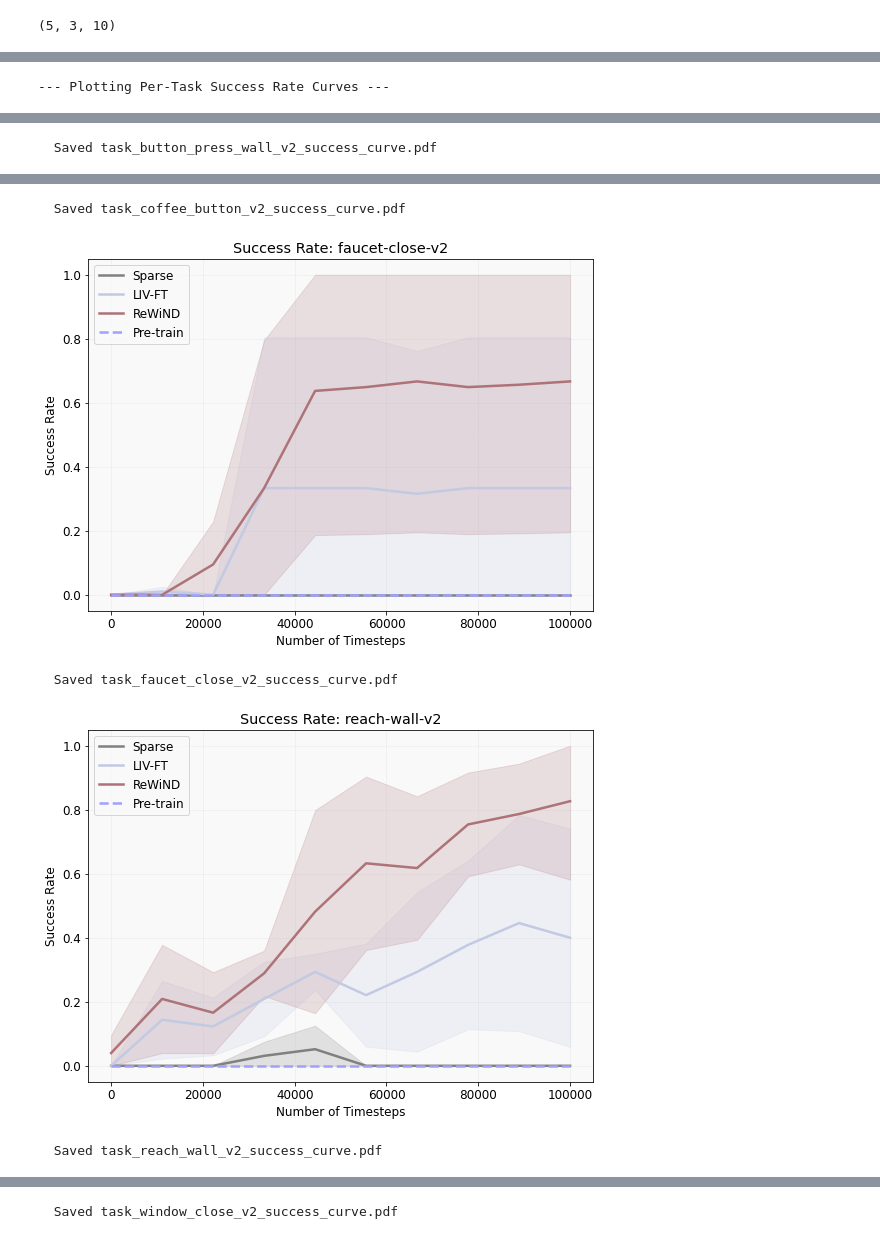
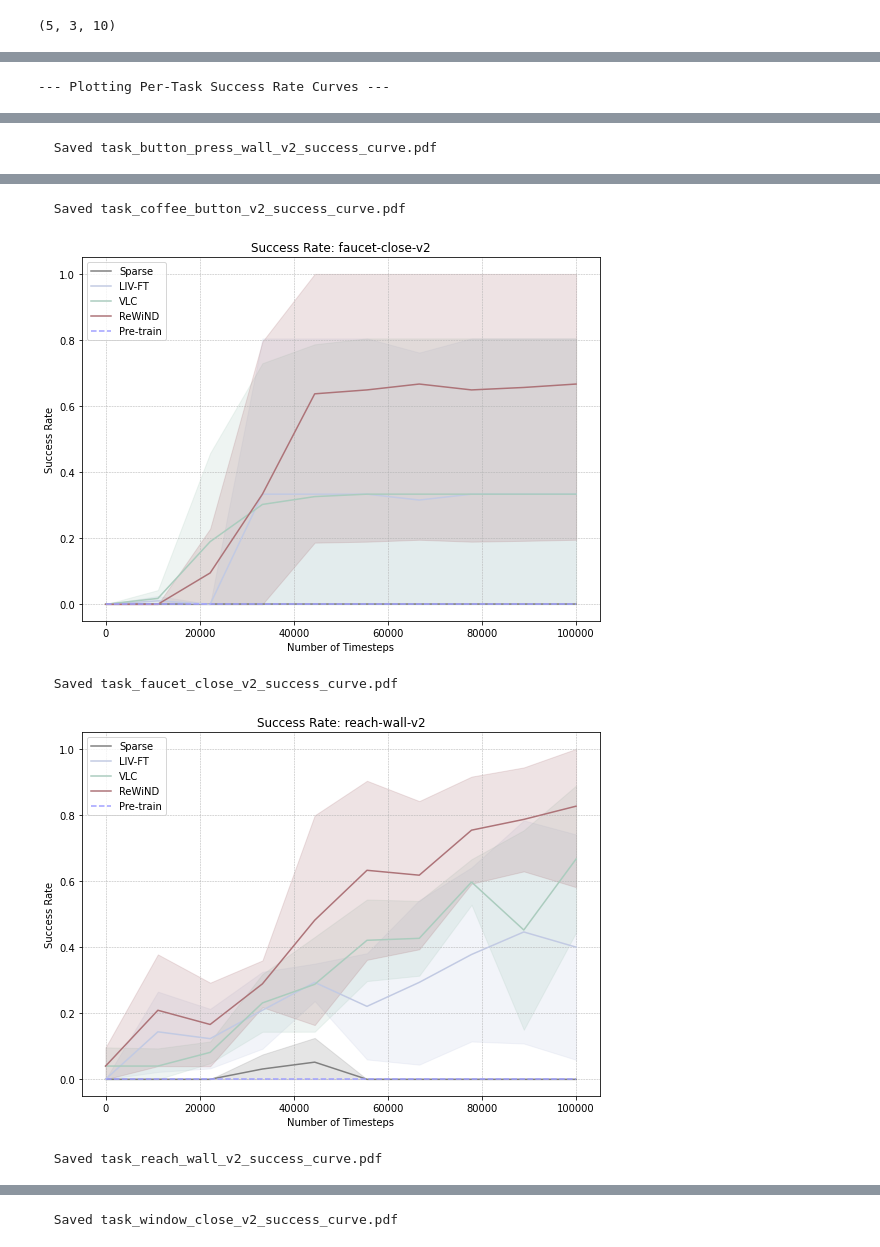
Before and after one commit to jesbu1/RoboCLIPv2, a Jupyter notebook: plotting_scripts/plot_iqm_metaworld.ipynb, the cells around one changed output, grey strips where cells are left out. Drawn from its saved outputs; the diff is of its cells as text; code cells hidden in the pictures.

```diff
--- a/plotting_scripts/plot_iqm_metaworld.ipynb
+++ b/plotting_scripts/plot_iqm_metaworld.ipynb
@@ -28,6 +28,7 @@ TASKS = ["button-press-wall-v2", "coffee-button-v2", "window-close-v2", "reach-w
 METHODS_DICT = dict(
     sparse_rlpd="Sparse",
     liv_rlpd="LIV-FT",
+    vlc_rlpd="VLC",
     rewind_rlpd="ReWiND",
 )
 
@@ -35,17 +36,18 @@ METHODS_DICT = dict(
 GROUP_SUFFIXES=dict(
     sparse_rlpd="online_final",
     liv_rlpd="final",
+    vlc_rlpd="final",
     rewind_rlpd="final",
 )
 
 #color_palette = sns.color_palette('colorblind')
 #color_dict = dict(zip(METHODS_DICT.values(), color_palette))
 color_dict = {
+    "Pre-train": "#A0A0FF", # Separately input Pre-train
     "Sparse": "#808080",
     "LIV-FT": "#C2CAE3",
     "VLC": "#ABCCBE",
     "ReWiND": "#AD7378",
-    "Pre-train": "#A0A0FF", # Separately input Pre-train
 }
 
 PRETRAIN_SR = {
@@ -571,6 +578,8 @@ aggregate_func = lambda x: np.array([
     #metrics.aggregate_mean(x),
     #metrics.aggregate_median(x),
 ])
+#re-order the keys according to color_dict
+final_aggregate_success_rates = {k: final_aggregate_success_rates[k] for k in color_dict.keys()}
 aggregate_success_rate, aggregate_success_cis = rly.get_interval_estimates(
     final_aggregate_success_rates,
     aggregate_func,
@@ -582,9 +591,11 @@ fig, axes = plot_utils.plot_interval_estimates(
   aggregate_success_rate, aggregate_success_cis,
   #metric_names=['IQM', 'Mean', 'Median'],
   metric_names=['IQM'],
+  row_height=0.31,
+  xlabel_y_coordinate=-0.21,
   colors=color_dict,
-  algorithms=list(aggregate_success_rate.keys()), xlabel='Success Rate')
+  algorithms=list(aggregate_success_rate.keys()), xlabel='Success Rate @ 100k')
 
-plt.show()
-plt.savefig('iqm_success_rate.pdf')
+#plt.show()
+plt.savefig('metaworld_success_rate.pdf', bbox_inches='tight')
 # %% [output]
@@ -862,9 +875,28 @@ Plotting Pre-train IQM Success Rate: 0.04
 # %%
 import matplotlib.pyplot as plt
 import numpy as np
+from scipy.ndimage import gaussian_filter1d
+
+# Function for smoothing data
+def smooth_data(data, sigma=2, enabled=True):
+    """
+    Apply Gaussian smoothing to the data.
+
+    Args:
+        data: numpy array of data to smooth
+        sigma: standard deviation for Gaussian kernel
+
+    Returns:
+        Smoothed data
+    """
+    if enabled:
+        return gaussian_filter1d(data, sigma=sigma)
+    else:
+        return data
 
 # --- Plotting Configuration ---
 ALPHA = 0.2 # Transparency for error bands
+SMOOTH_DATA = False
 
 # --- Plot Success Rate Curves Per Task ---
 print("\n--- Plotting Per-Task Success Rate Curves ---")
@@ -890,9 +922,11 @@ else:
                 if scores_valid.shape[0] < 2:
                      print(f"  Skipping std dev for {method_name} on {task_name} - only {scores_valid.shape[0]} valid run(s). Plotting mean only.")
                      mean_scores = np.mean(scores_valid, axis=0)
+                     mean_scores = smooth_data(mean_scores, enabled=SMOOTH_DATA)
                      plt.plot(common_timesteps, mean_scores, color=color_dict.get(method_name, None), label=method_name) # Use .get for safety
                 else:
                      mean_scores = np.mean(scores_valid, axis=0)
+                     mean_scores = smooth_data(mean_scores, enabled=SMOOTH_DATA)
                      std_scores = np.std(scores_valid, axis=0)
                      color = color_dict.get(method_name, None) # Use .get for safety
                      plt.plot(common_timesteps, mean_scores, color=color, label=method_name)
@@ -931,5 +965,5 @@ else:
   Saved task_coffee_button_v2_success_curve.pdf
-[figure, old version]
+[figure, new version]
   Saved task_faucet_close_v2_success_curve.pdf
-[figure, old version]
+[figure, new version]
   Saved task_reach_wall_v2_success_curve.pdf
```
Also changed, not shown: parts of 8 cells of this notebook, 1 other file.
